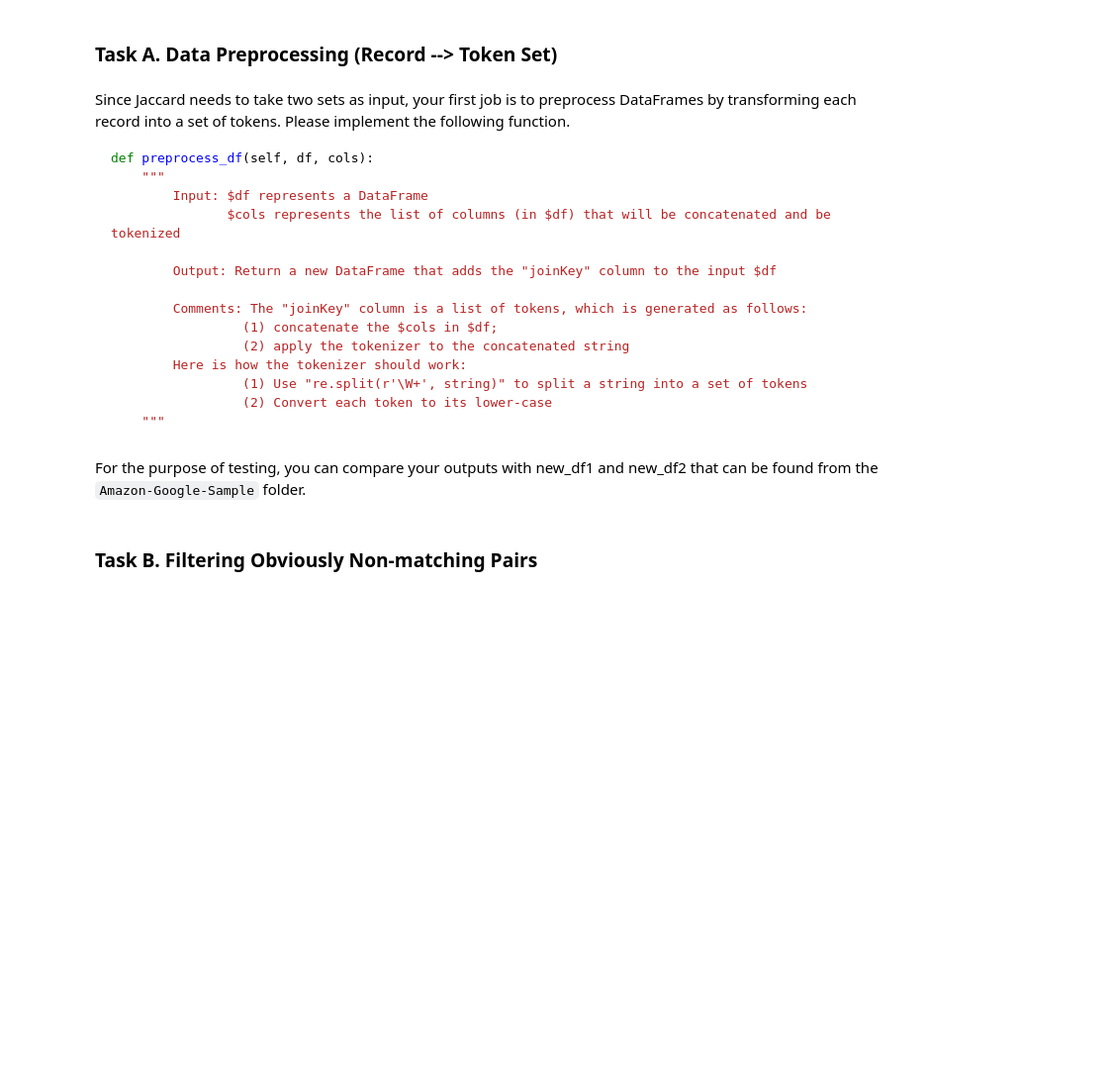
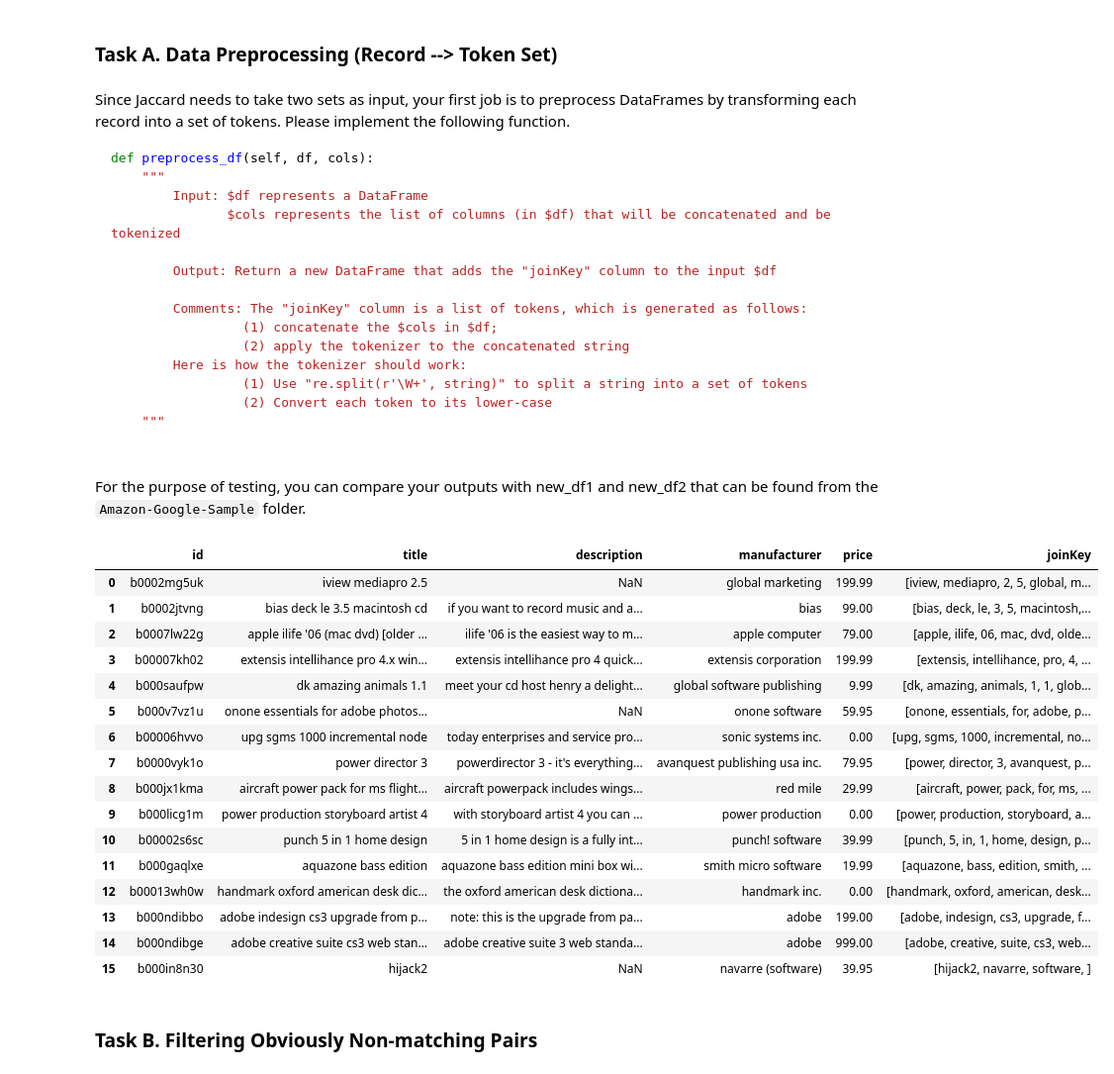
Before and after one commit to Yukhon/bigdata-cmpt733, a Jupyter notebook: Assignments/A2/A2-1.ipynb, the cells around one changed output. Shown at 99% size. Drawn from its saved outputs; the diff is of its cells as text; code cells hidden in the pictures; blank space fills up the shorter version.

````diff
--- a/Assignments/A2/A2-1.ipynb
+++ b/Assignments/A2/A2-1.ipynb
@@ -134,9 +188,57 @@ def preprocess_df(self, df, cols):
                  (1) Use "re.split(r'\W+', string)" to split a string into a set of tokens
                  (2) Convert each token to its lower-case
     """
-```
 # %% [markdown]
 For the purpose of testing, you can compare your outputs with new_df1 and new_df2 that can be found from the `Amazon-Google-Sample` folder.
+# %%
+import pandas as pd
+def preprocess_df(df, cols):
+    """
+        Input: $df represents a DataFrame
+               $cols represents the list of columns (in $df) that will be concatenated and be tokenized
+
+        Output: Return a new DataFrame that adds the "joinKey" column to the input $df
+
+        Comments: The "joinKey" column is a list of tokens, which is generated as follows:
+                 (1) concatenate the $cols in $df;
+                 (2) apply the tokenizer to the concatenated string
+        Here is how the tokenizer should work:
+                 (1) Use "re.split(r'\W+', string)" to split a string into a set of tokens
+                 (2) Convert each token to its lower-case
+    """
+    df['joinKey'] = ""
+    df['joinKey'] = df[cols].apply(lambda x: x.str.cat(sep=' '), axis=1)
+    df["joinKey"] = df["joinKey"].str.lower()
+    df["joinKey"] = df["joinKey"].str.split(r'\W+')
+    return df
+amazon_cols = ["title", "manufacturer"]
+google_cols = ["name", "manufacturer"]
+df1 = pd.read_csv('A2-data/part1-similarity-join/Amazon-Google-Sample/Amazon_sample.csv')
+df2 = pd.read_csv('A2-data/part1-similarity-join/Amazon-Google-Sample/Google_sample.csv')
+df1= preprocess_df(df1, amazon_cols)
+df2 = preprocess_df(df2, google_cols)
+
+df1["joinKey"].to_csv('data1.csv')
+df2["joinKey"].to_csv('data2.csv')
+df1
+# %% [output]
+|  | id | title | description | manufacturer | price | joinKey |
+| 0 | b0002mg5uk | iview mediapro 2.5 | NaN | global marketing | 199.99 | [iview, mediapro, 2, 5, global, m... |
+| 1 | b0002jtvng | bias deck le 3.5 macintosh cd | if you want to record music and a... | bias | 99.00 | [bias, deck, le, 3, 5, macintosh,... |
+| 2 | b0007lw22g | apple ilife '06 (mac dvd) [older ... | ilife '06 is the easiest way to m... | apple computer | 79.00 | [apple, ilife, 06, mac, dvd, olde... |
+| 3 | b00007kh02 | extensis intellihance pro 4.x win... | extensis intellihance pro 4 quick... | extensis corporation | 199.99 | [extensis, intellihance, pro, 4, ... |
+| 4 | b000saufpw | dk amazing animals 1.1 | meet your cd host henry a delight... | global software publishing | 9.99 | [dk, amazing, animals, 1, 1, glob... |
+| 5 | b000v7vz1u | onone essentials for adobe photos... | NaN | onone software | 59.95 | [onone, essentials, for, adobe, p... |
+| 6 | b00006hvvo | upg sgms 1000 incremental node | today enterprises and service pro... | sonic systems inc. | 0.00 | [upg, sgms, 1000, incremental, no... |
+| 7 | b0000vyk1o | power director 3 | powerdirector 3 - it's everything... | avanquest publishing usa inc. | 79.95 | [power, director, 3, avanquest, p... |
+| 8 | b000jx1kma | aircraft power pack for ms flight... | aircraft powerpack includes wings... | red mile | 29.99 | [aircraft, power, pack, for, ms, ... |
+| 9 | b000licg1m | power production storyboard artist 4 | with storyboard artist 4 you can ... | power production | 0.00 | [power, production, storyboard, a... |
+| 10 | b00002s6sc | punch 5 in 1 home design | 5 in 1 home design is a fully int... | punch! software | 39.99 | [punch, 5, in, 1, home, design, p... |
+| 11 | b000gaqlxe | aquazone bass edition | aquazone bass edition mini box wi... | smith micro software | 19.99 | [aquazone, bass, edition, smith, ... |
+| 12 | b00013wh0w | handmark oxford american desk dic... | the oxford american desk dictiona... | handmark inc. | 0.00 | [handmark, oxford, american, desk... |
+| 13 | b000ndibbo | adobe indesign cs3 upgrade from p... | note: this is the upgrade from pa... | adobe | 199.00 | [adobe, indesign, cs3, upgrade, f... |
+| 14 | b000ndibge | adobe creative suite cs3 web stan... | adobe creative suite 3 web standa... | adobe | 999.00 | [adobe, creative, suite, cs3, web... |
+| 15 | b000in8n30 | hijack2 | NaN | navarre (software) | 39.95 | [hijack2, navarre, software, ] |
 # %% [markdown]
 ### Task B. Filtering Obviously Non-matching Pairs
 # %% [markdown]
````
Also changed, not shown: parts of 5 cells of this notebook, 24 other files.
